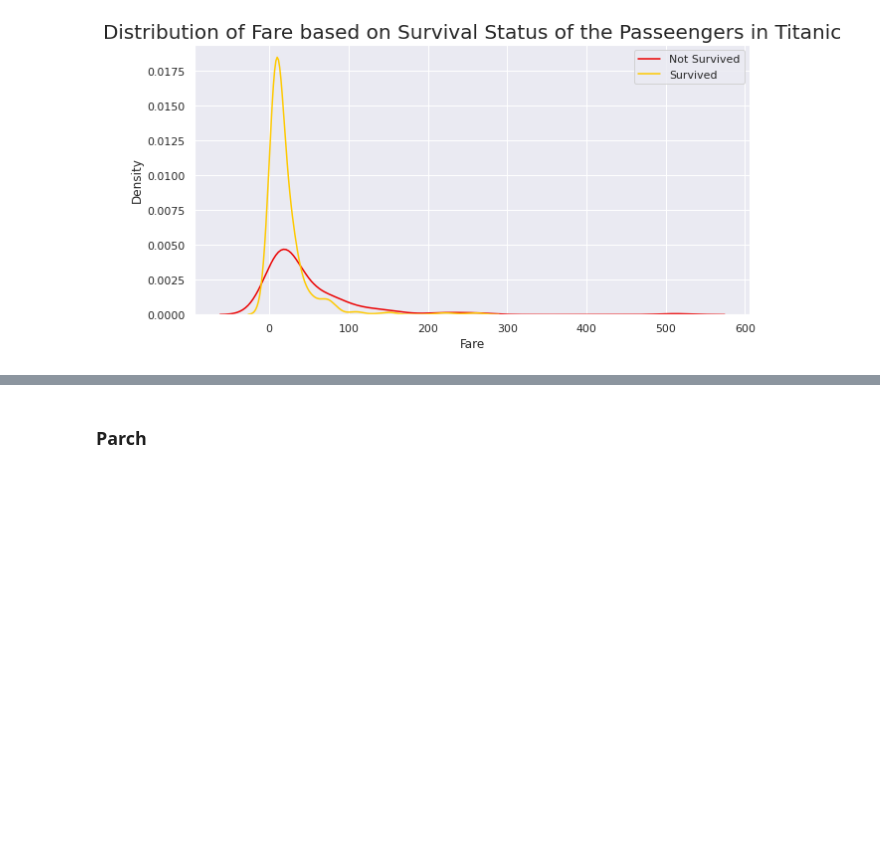
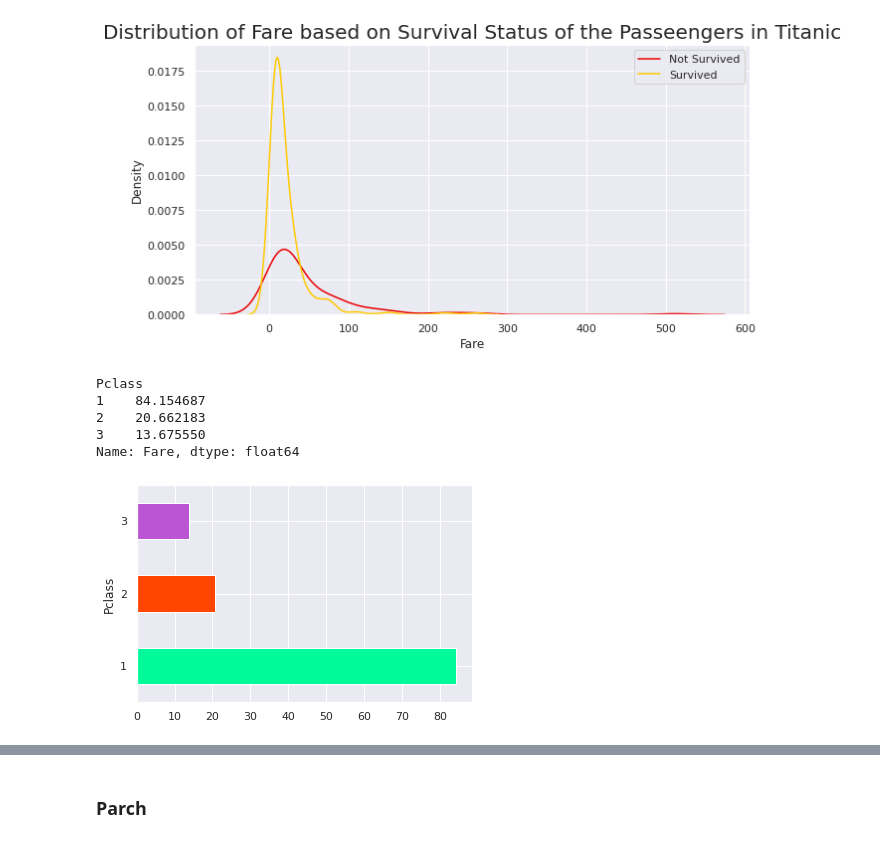
Before and after one commit to SatyaRay003/Titanic-Survival-Prediction, a Jupyter notebook: Titanic_EDA.ipynb, the cells around one changed output, grey strips where cells are left out. Drawn from its saved outputs; the diff is of its cells as text; code cells hidden in the pictures; blank space fills up the shorter version.

```diff
--- a/Titanic_EDA.ipynb
+++ b/Titanic_EDA.ipynb
@@ -302,3 +301,15 @@ plt.title("Distribution of Fare based on Survival Status of the Passeengers in T
 plt.legend(loc='upper right', labels=['Not Survived', 'Survived']);
 # %% [output]
 [figure]
+# %%
+numeric_df.groupby('Pclass')['Fare'].mean()
+# %% [output]
+Pclass
+1    84.154687
+2    20.662183
+3    13.675550
+Name: Fare, dtype: float64
+# %%
+numeric_df.groupby('Pclass')['Fare'].mean().plot.barh(color=['mediumspringgreen', 'orangered', 'mediumorchid']);
+# %% [output]
+[figure, added]
```
Also changed, not shown: parts of 36 cells of this notebook.
